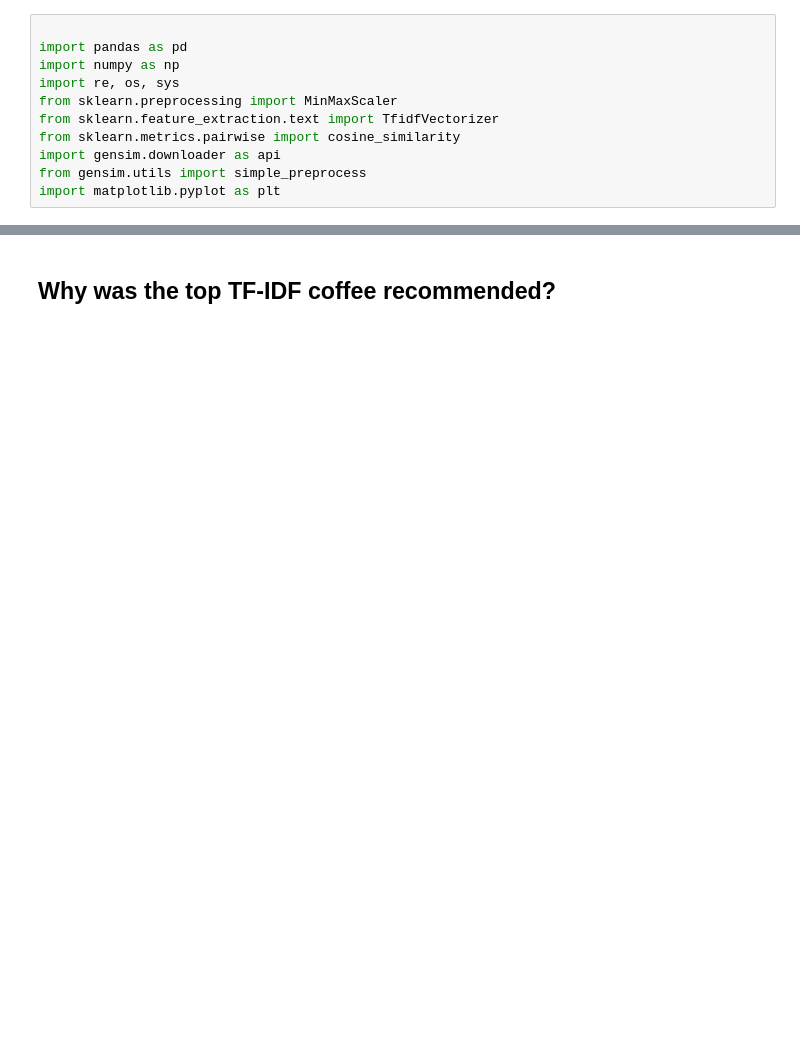
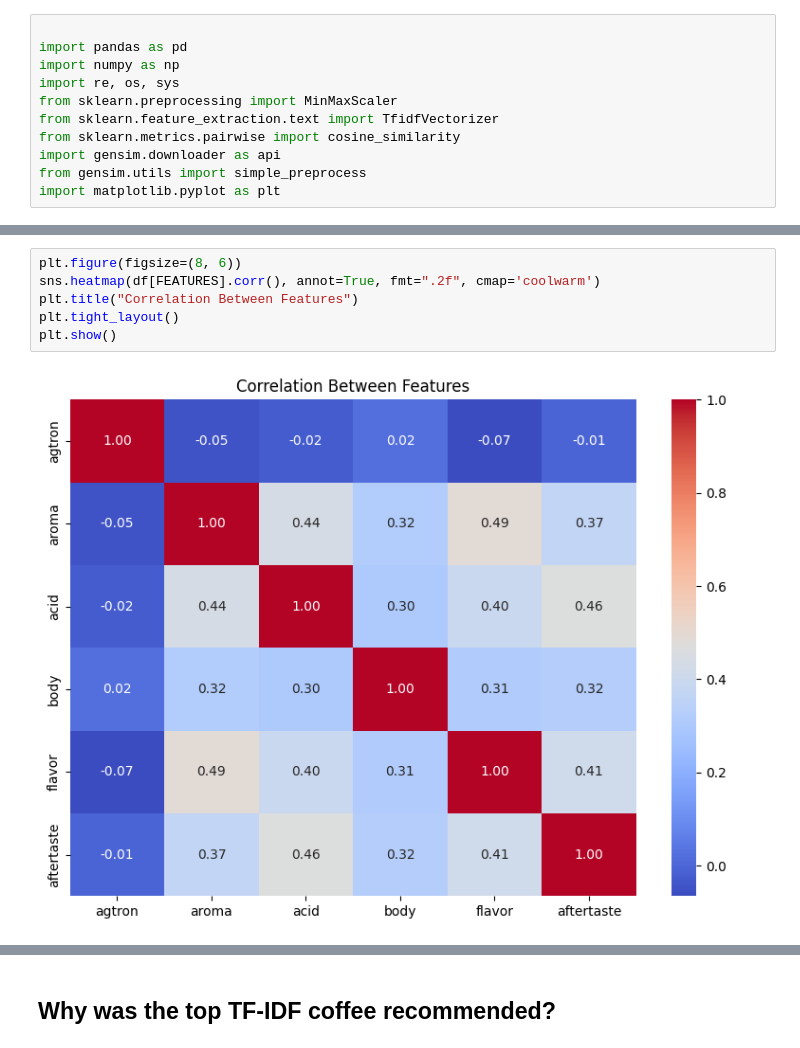
Before and after one commit to AndrewKlement/CoffeeRecomender, a Jupyter notebook: compare.ipynb, the cells around one changed output, grey strips where cells are left out. Drawn from its saved outputs; the diff is of its cells as text; blank space fills up the shorter version.

```diff
--- a/compare.ipynb
+++ b/compare.ipynb
@@ -46,0 +63,8 @@ Loaded 2,282 rows
+# %%
+plt.figure(figsize=(8, 6))
+sns.heatmap(df[FEATURES].corr(), annot=True, fmt=".2f", cmap='coolwarm')
+plt.title("Correlation Between Features")
+plt.tight_layout()
+plt.show()
+# %% [output]
+[figure, added]
```
Also changed, not shown: parts of 14 cells of this notebook.
